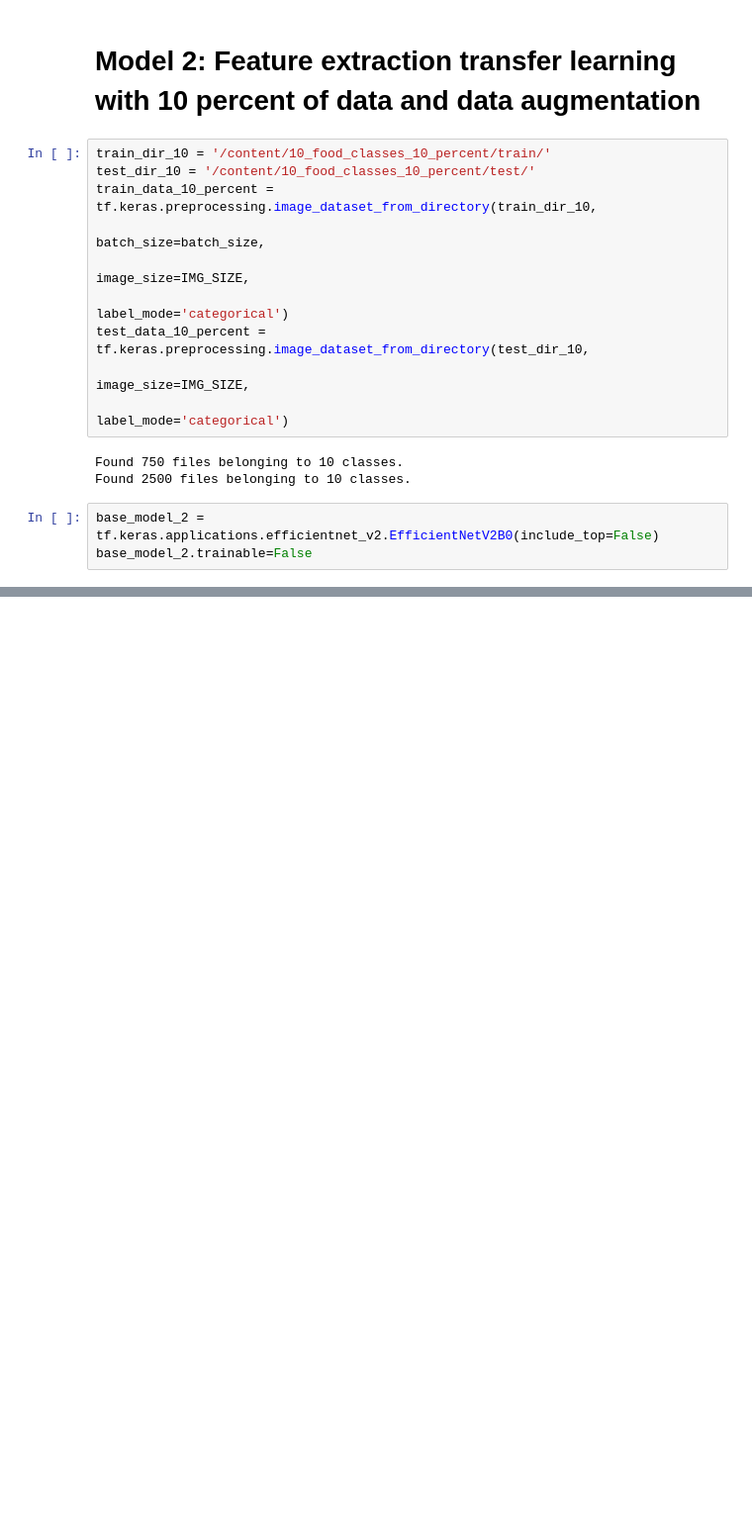
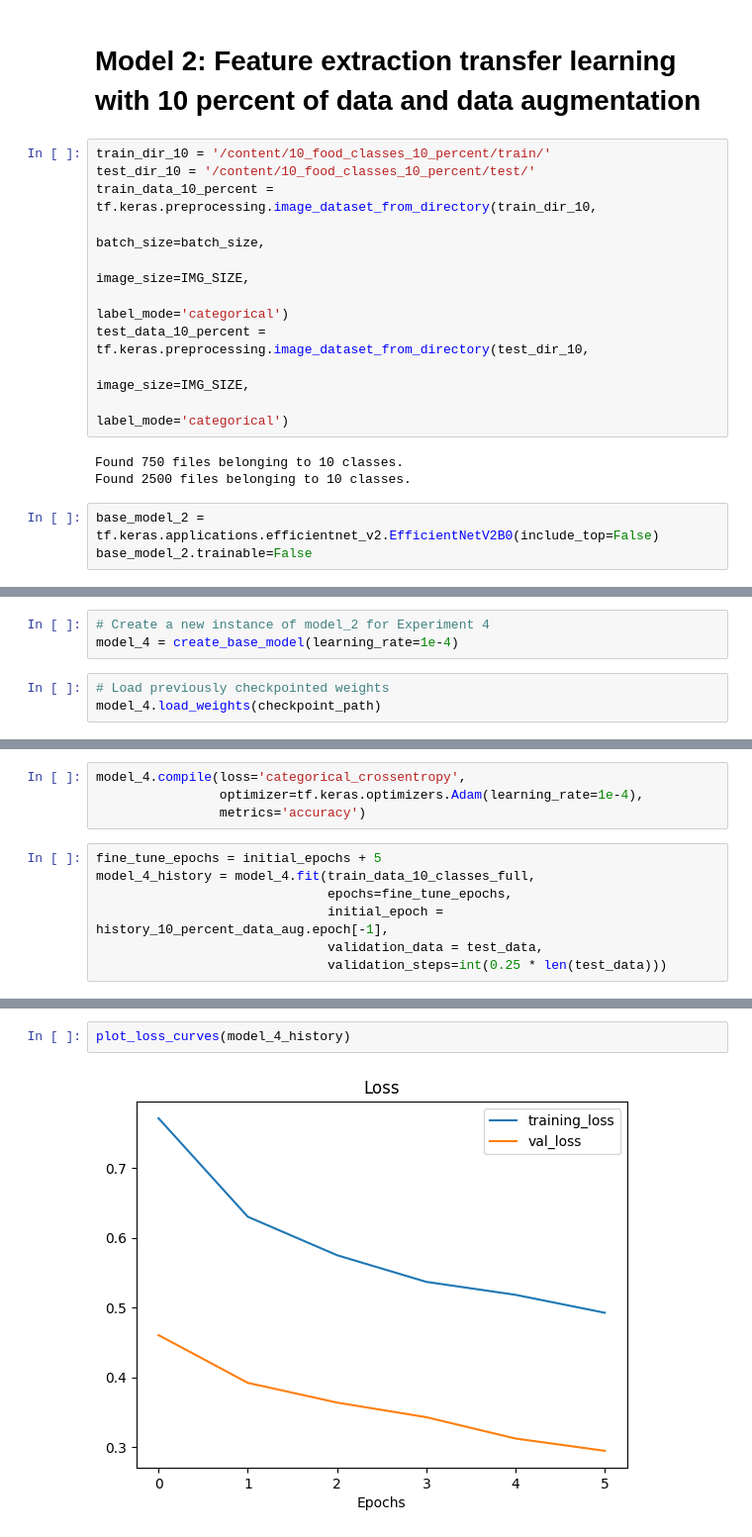
Before and after one commit to databyhuseyn/DeepLearning, a Jupyter notebook: Transfer_Learning_in_Tensorflow_part_2_fine_tuning.ipynb, the cells around one changed output, grey strips where cells are left out. Shown at 99% size. Drawn from its saved outputs; the diff is of its cells as text; blank space fills up the shorter version.

```diff
--- a/Transfer_Learning_in_Tensorflow_part_2_fine_tuning.ipynb
+++ b/Transfer_Learning_in_Tensorflow_part_2_fine_tuning.ipynb
@@ -474,0 +782,6 @@ Epoch 5/5
+# %%
+# Create a new instance of model_2 for Experiment 4
+model_4 = create_base_model(learning_rate=1e-4)
+# %%
+# Load previously checkpointed weights
+model_4.load_weights(checkpoint_path)
@@ -474,0 +858,11 @@ Epoch 5/5
+# %%
+model_4.compile(loss='categorical_crossentropy',
+                optimizer=tf.keras.optimizers.Adam(learning_rate=1e-4),
+                metrics='accuracy')
+# %%
+fine_tune_epochs = initial_epochs + 5
+model_4_history = model_4.fit(train_data_10_classes_full,
+                              epochs=fine_tune_epochs,
+                              initial_epoch = history_10_percent_data_aug.epoch[-1],
+                              validation_data = test_data,
+                              validation_steps=int(0.25 * len(test_data)))
@@ -474,0 +882,4 @@ Epoch 5/5
+# %%
+plot_loss_curves(model_4_history)
+# %% [output]
+[figure, added]
```
Also changed, not shown: parts of 53 cells of this notebook.
